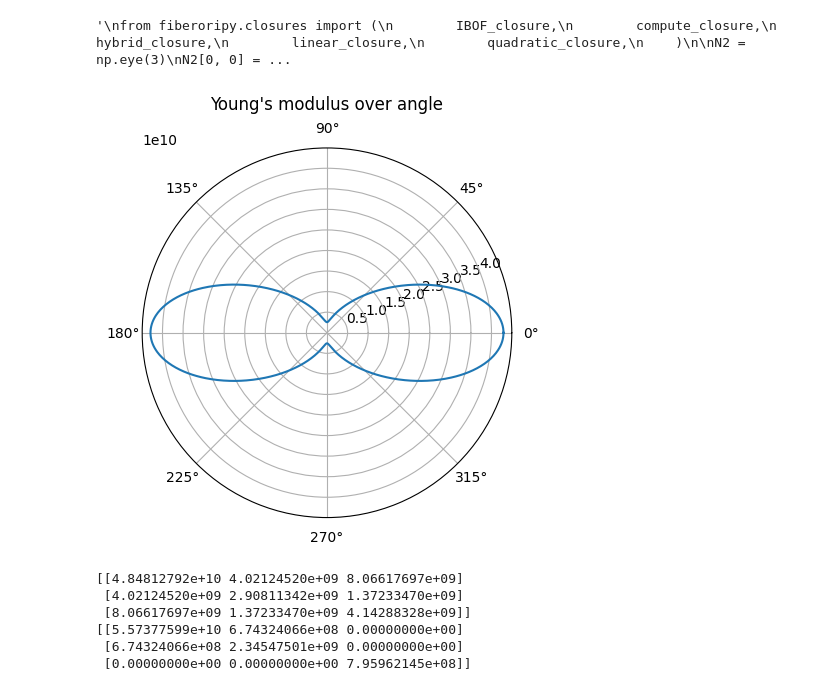
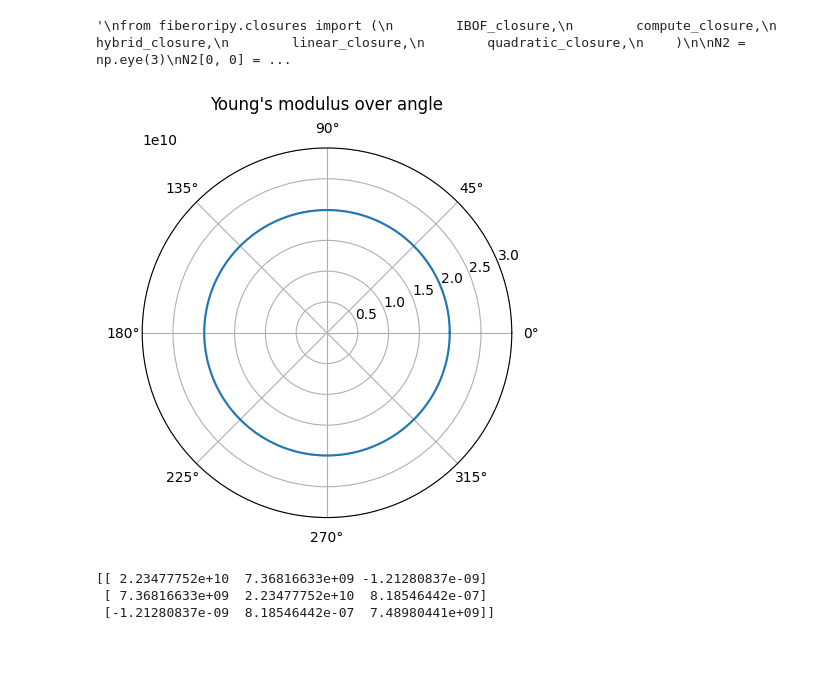
Before and after one commit to Extraweich/homopy, a Jupyter notebook: examples/MT_HT_plot.ipynb, the cells around one changed output. Cells and saved outputs as stored; diff of their text form; code cells hidden in the pictures; blank space fills up the shorter version.

Commit message:
Fixed polar_plot_laminate method

```diff
--- a/examples/MT_HT_plot.ipynb
+++ b/examples/MT_HT_plot.ipynb
@@ -63,36 +63,36 @@ N4 = IBOF_closure(N2)
 # %% [output]
 '\nfrom fiberoripy.closures import (\n        IBOF_closure,\n        compute_closure,\n        hybrid_closure,\n        linear_closure,\n        quadratic_closure,\n    )\n\nN2 = np.eye(3)\nN2[0, 0] = ...
 # %%
+plotter = ElasticPlot(USEVOIGT=True)
+
 # Halpin-Tsai
 E_carbon = 242e9; G_carbon = 105e9; nu_carbon = 0.1; l_carbon = 1.5e-3;
 r_carbon = 7.2 / 2 * 1e-6; vol_carbon = 0.25;
 E_pa6 = 1.18e9; G_pa6 = 0.4e9; nu_pa6 = 0.35;
 
 ht_carbon = HalpinTsai(
         E_carbon,
         E_pa6,
         G_carbon,
         G_pa6,
         nu_carbon,
         nu_pa6,
         l_carbon,
         r_carbon,
         vol_carbon,
     )
 
-laminas = 2*[ht_carbon.get_stiffness()]
+laminas = 4*[ht_carbon.get_stiffness()]
 pi = np.pi
-angles = [0, pi/8]
+angles = [0, pi/4, -pi/4, pi/2]
 
 laminate = Laminate(laminas, angles)
-plotter.polar_plot_laminate(laminate.get_effective_stiffness(), 1000)
+plotter.polar_plot_laminate(laminate.get_effective_stiffness(), 1000, limit=3e10)
+
+
 print(laminate.get_effective_stiffness())
-print(ht_carbon.get_stiffness())
 # %% [output]
-[figure, old version]
+[figure, new version]
-[[4.84812792e+10 4.02124520e+09 8.06617697e+09]
- [4.02124520e+09 2.90811342e+09 1.37233470e+09]
- [8.06617697e+09 1.37233470e+09 4.14288328e+09]]
-[[5.57377599e+10 6.74324066e+08 0.00000000e+00]
- [6.74324066e+08 2.34547501e+09 0.00000000e+00]
- [0.00000000e+00 0.00000000e+00 7.95962145e+08]]
+[[ 2.23477752e+10  7.36816633e+09 -1.21280837e-09]
+ [ 7.36816633e+09  2.23477752e+10  8.18546442e-07]
+ [-1.21280837e-09  8.18546442e-07  7.48980441e+09]]
```
Also changed, not shown: 7 other files.
